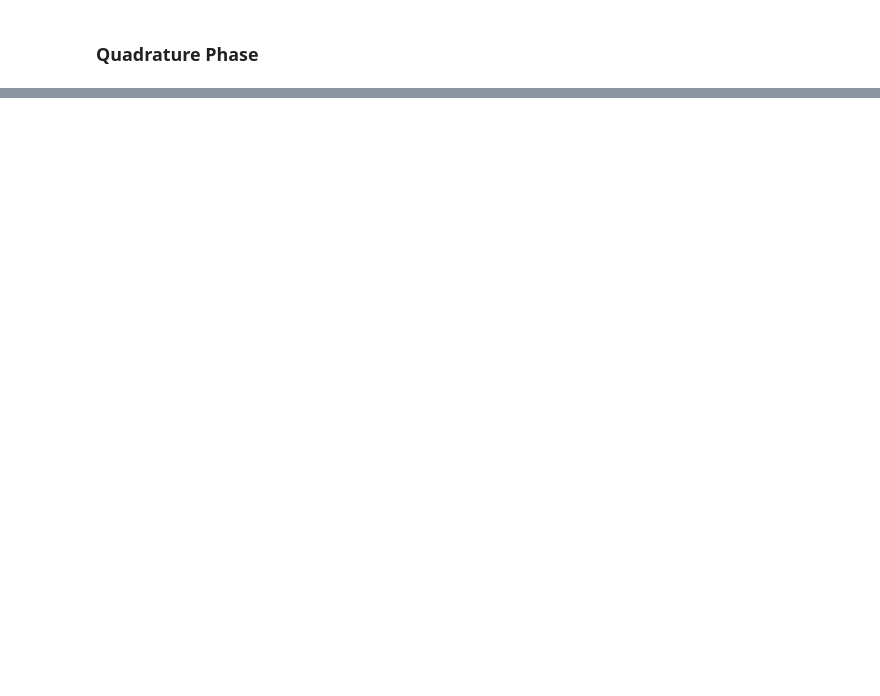
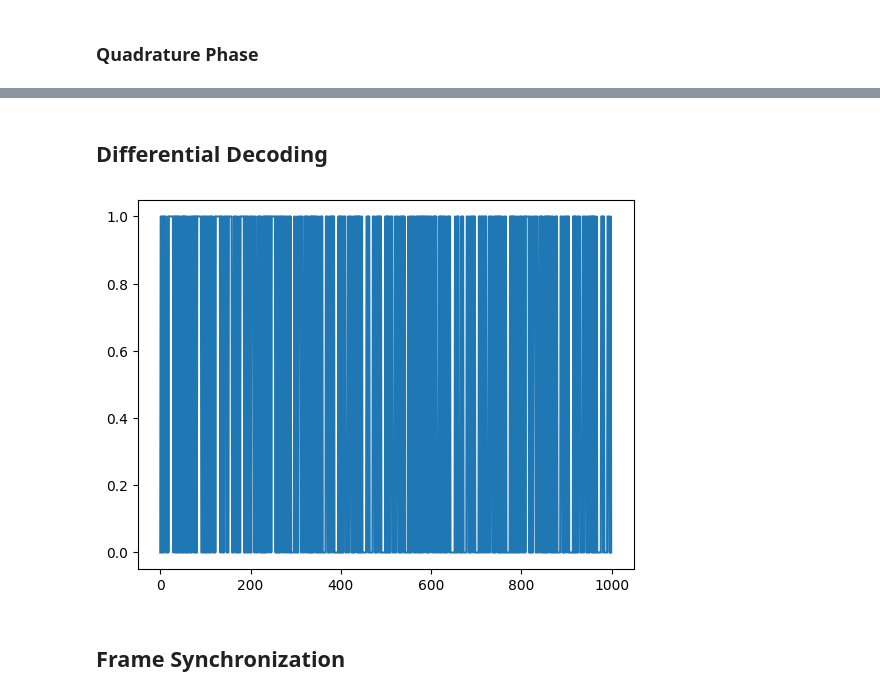
Before and after one commit to Why-Bee/3dy4-project, a Jupyter notebook: model/fmRdsBasic.ipynb, the cells around one changed output, grey strips where cells are left out. Drawn from its saved outputs; the diff is of its cells as text; code cells hidden in the pictures; blank space fills up the shorter version.

Commit message:
Attempt frame sync

```diff
--- a/model/fmRdsBasic.ipynb
+++ b/model/fmRdsBasic.ipynb
@@ -321,0 +333,15 @@ plt.show()
+# %%
+bitstream0, ll_count0, hh_count0 = symbol_vals_to_bits(sampling_points, 0)
+bitstream1, ll_count1, hh_count1 = symbol_vals_to_bits(sampling_points, 1)
+
+
+print(len(sampling_points))
+print(f"0: LL count: {ll_count0}, HH count: {hh_count0}")
+print(f"1: LL count: {ll_count1}, HH count: {hh_count1}")
+
+# pick the right bitstream
+bitstream = bitstream1
+if (ll_count0+hh_count0) < (ll_count1+hh_count1):
+    bitstream  = bitstream0
+
+print(bitstream)
@@ -321,0 +366,11 @@ plt.show()
+# %% [markdown]
+## Differential Decoding
+# %%
+bitstream_decoded = differential_decode(bitstream)
+
+plt.plot(bitstream_decoded)
+plt.show()
+# %% [output]
+[figure, added]
+# %% [markdown]
+## Frame Synchronization
```
Also changed, not shown: parts of 16 cells of this notebook, 1 other file.
